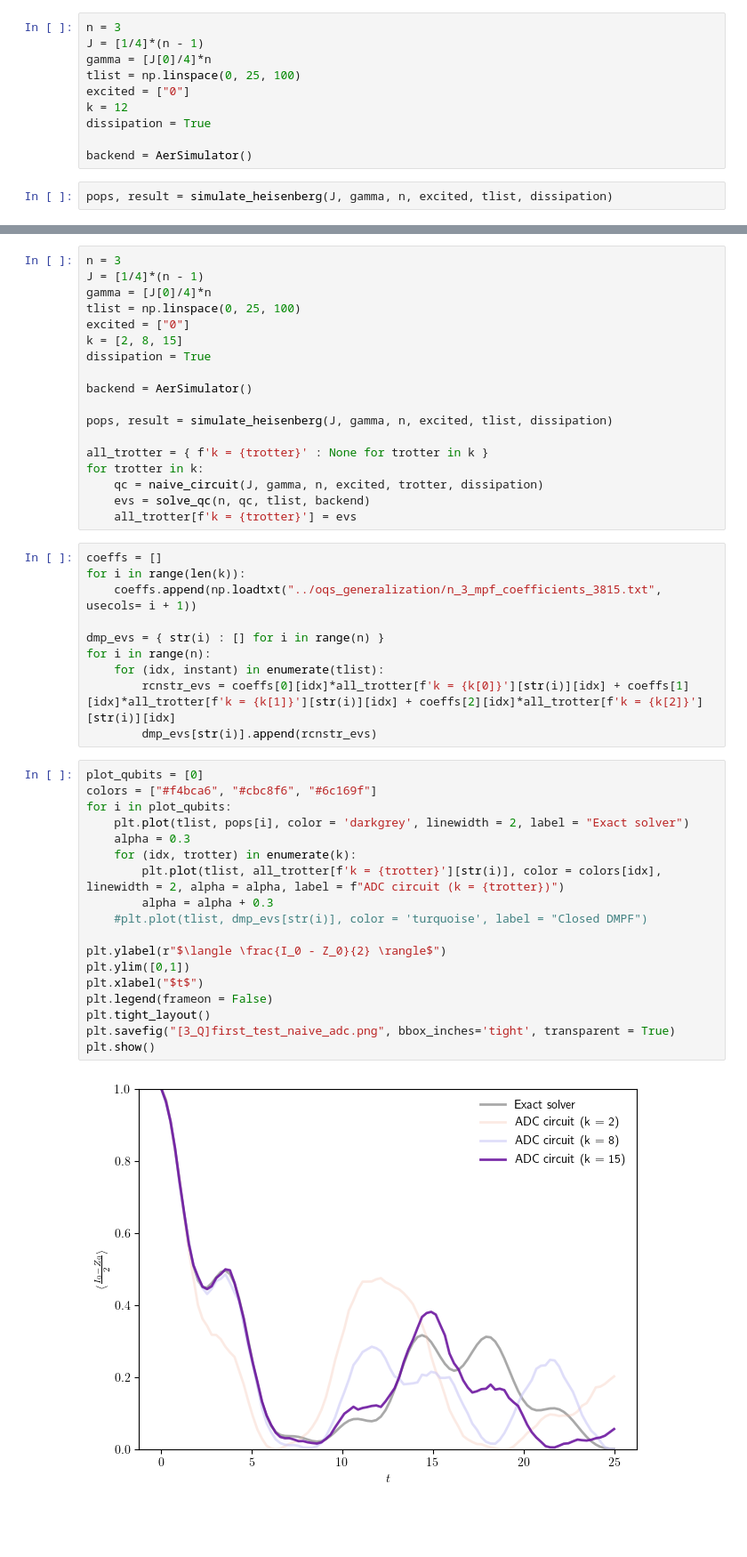
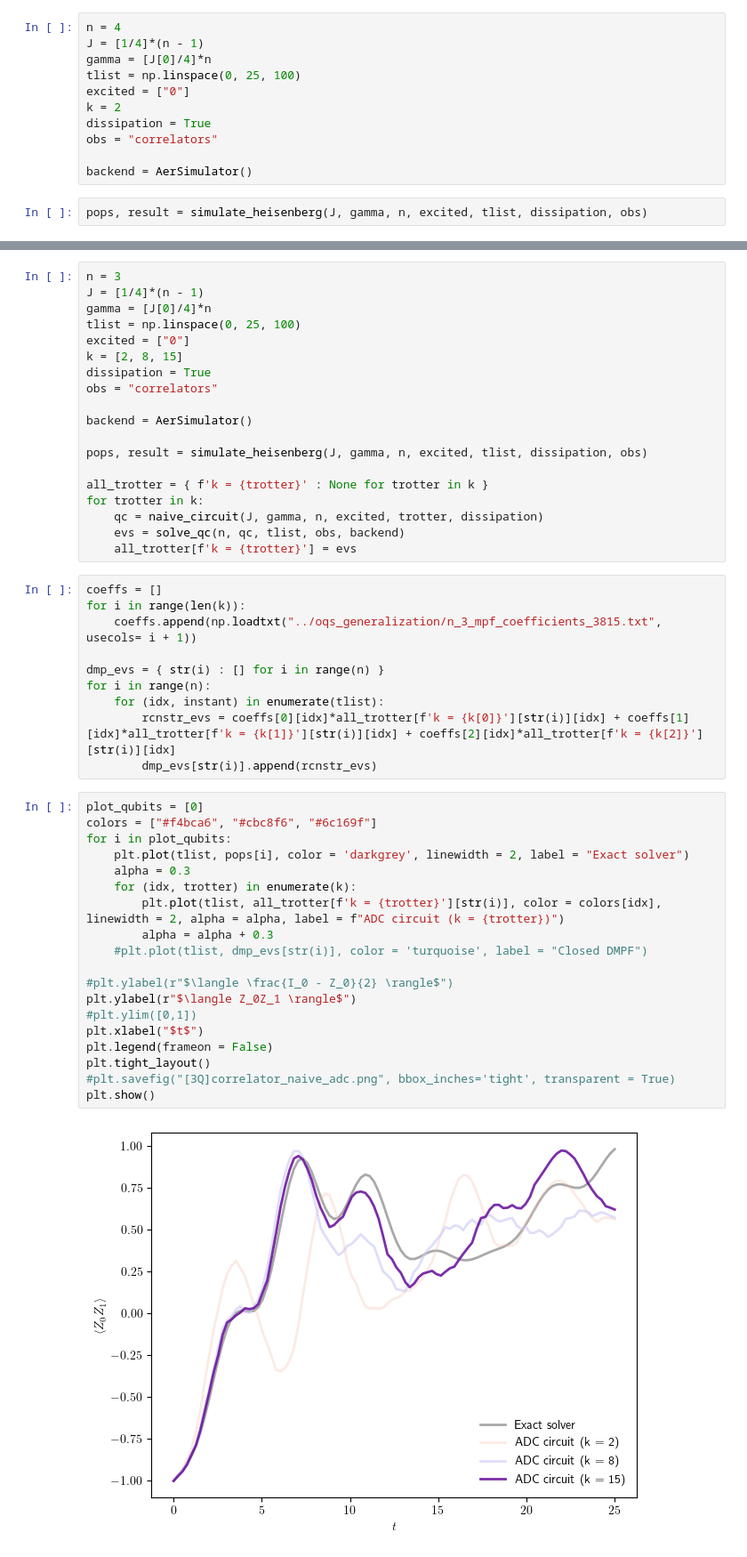
Before and after one commit to bentirher/dmpf_dissipation, a Jupyter notebook: standard_adc/example.ipynb, the cells around one changed output, grey strips where cells are left out. Shown at 89% size. Drawn from its saved outputs; the diff is of its cells as text; blank space fills up the shorter version.

Commit message:
new computation of Z0Z1 correlator

```diff
--- a/standard_adc/example.ipynb
+++ b/standard_adc/example.ipynb
@@ -13,16 +13,17 @@ plt.rcParams['savefig.dpi'] = 200
 
 from qiskit_aer import AerSimulator
 # %%
-n = 3
+n = 4
 J = [1/4]*(n - 1)
 gamma = [J[0]/4]*n
 tlist = np.linspace(0, 25, 100)
 excited = ["0"]
-k = 12
+k = 2
 dissipation = True
+obs = "correlators"
 
 backend = AerSimulator()
 # %%
-pops, result = simulate_heisenberg(J, gamma, n, excited, tlist, dissipation)
+pops, result = simulate_heisenberg(J, gamma, n, excited, tlist, dissipation, obs)
 # %%
 qc = naive_circuit(J, gamma, n, excited, k, dissipation)
@@ -52,15 +54,16 @@ tlist = np.linspace(0, 25, 100)
 excited = ["0"]
 k = [2, 8, 15]
 dissipation = True
+obs = "correlators"
 
 backend = AerSimulator()
 
-pops, result = simulate_heisenberg(J, gamma, n, excited, tlist, dissipation)
+pops, result = simulate_heisenberg(J, gamma, n, excited, tlist, dissipation, obs)
 
 all_trotter = { f'k = {trotter}' : None for trotter in k }
 for trotter in k:
     qc = naive_circuit(J, gamma, n, excited, trotter, dissipation)
-    evs = solve_qc(n, qc, tlist, backend)
+    evs = solve_qc(n, qc, tlist, obs, backend)
     all_trotter[f'k = {trotter}'] = evs
 # %%
 coeffs = []
@@ -75,20 +78,21 @@ for i in range(n):
 # %%
 plot_qubits = [0]
 colors = ["#f4bca6", "#cbc8f6", "#6c169f"]
 for i in plot_qubits:
     plt.plot(tlist, pops[i], color = 'darkgrey', linewidth = 2, label = "Exact solver")
     alpha = 0.3
     for (idx, trotter) in enumerate(k):
         plt.plot(tlist, all_trotter[f'k = {trotter}'][str(i)], color = colors[idx], linewidth = 2, alpha = alpha, label = f"ADC circuit (k = {trotter})")
         alpha = alpha + 0.3
     #plt.plot(tlist, dmp_evs[str(i)], color = 'turquoise', label = "Closed DMPF")
 
-plt.ylabel(r"$\langle \frac{I_0 - Z_0}{2} \rangle$")
-plt.ylim([0,1])
+#plt.ylabel(r"$\langle \frac{I_0 - Z_0}{2} \rangle$")
+plt.ylabel(r"$\langle Z_0Z_1 \rangle$")
+#plt.ylim([0,1])
 plt.xlabel("$t$")
 plt.legend(frameon = False)
 plt.tight_layout()
-plt.savefig("[3_Q]first_test_naive_adc.png", bbox_inches='tight', transparent = True)
+#plt.savefig("[3Q]correlator_naive_adc.png", bbox_inches='tight', transparent = True)
 plt.show()
 # %% [output]
-[figure, old version]
+[figure, new version]
```
Also changed, not shown: parts of 2 cells of this notebook.
